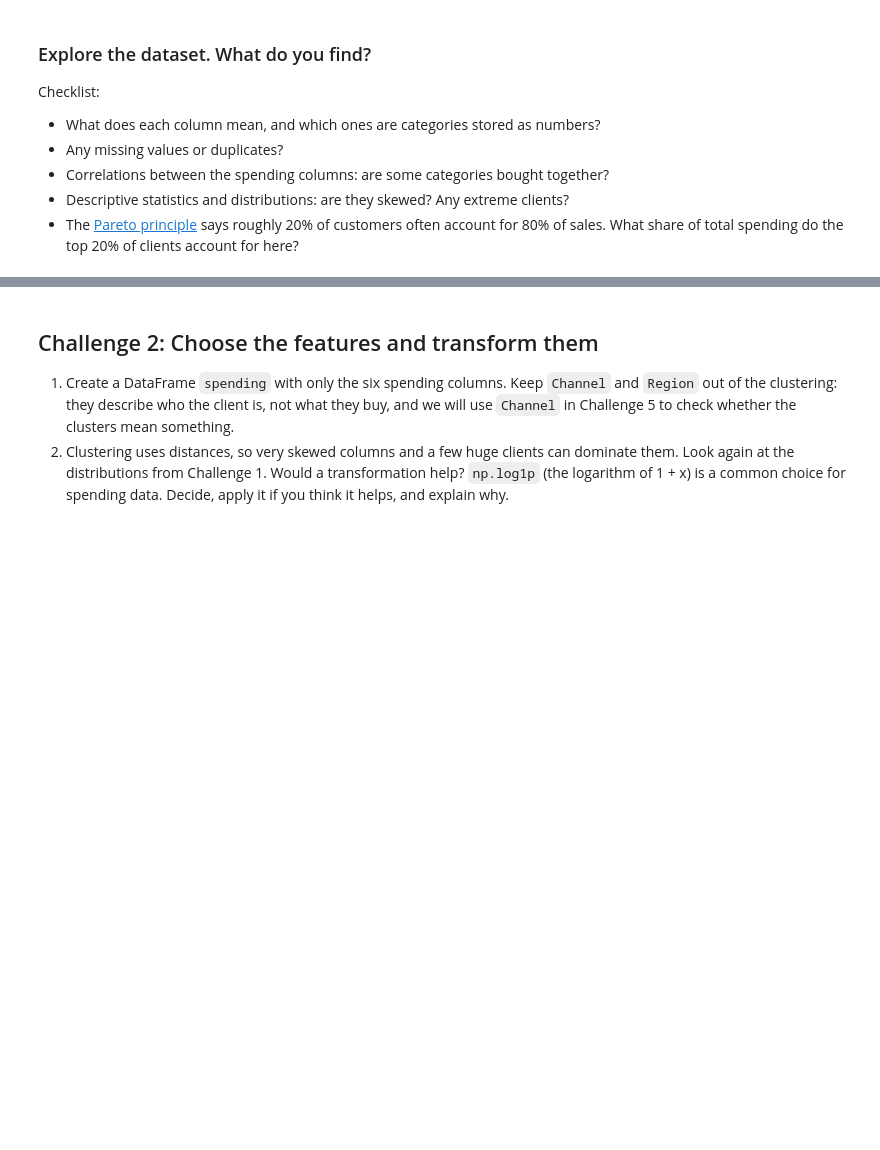
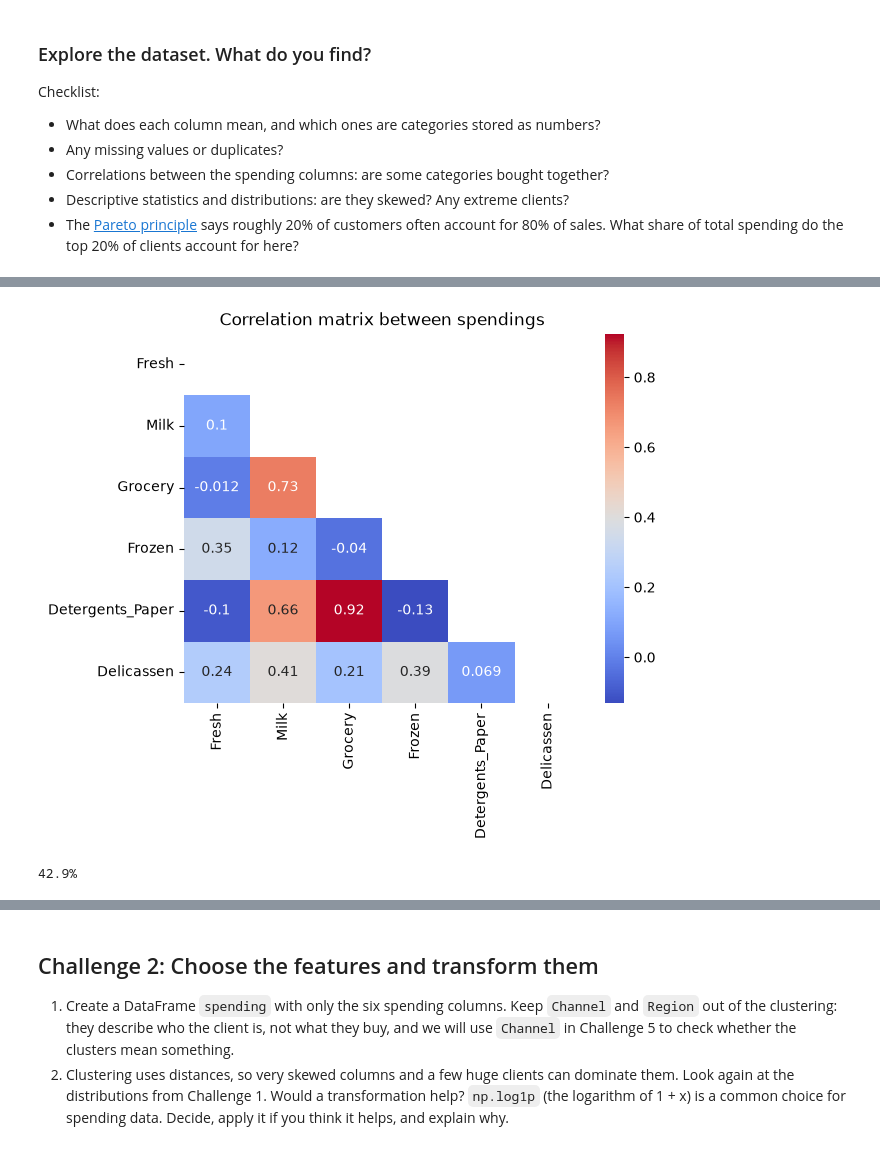
Before and after one commit to ironhack-labs/lab-unsupervised-learning-en, a Jupyter notebook: your-code/main.ipynb, the cells around one changed output, grey strips where cells are left out. Cells and saved outputs as stored; diff of their text form; code cells hidden in the pictures; blank space fills up the shorter version.

```diff
--- a/your-code/main.ipynb
+++ b/your-code/main.ipynb
@@ -39 +99,18 @@ Checklist:
+# %%
+correlation_matrix = spending.corr()
+mask = np.triu(np.ones_like(correlation_matrix, dtype=bool))
+sns.heatmap(correlation_matrix, mask=mask, annot=True, cmap="coolwarm")
+
+plt.title("Correlation matrix between spendings")
+plt.show()
+# %% [output]
+[figure, added]
+# %%
+client_spend = spending.sum(axis=1)
+top_n = int(0.20 * len(client_spend))
+
+share = client_spend.nlargest(top_n).sum() / client_spend.sum()
+print(f"{share:.1%}")  # 42.9%
+# %% [output]
+42.9%
 # %% [markdown]
```
Also changed, not shown: parts of 44 cells of this notebook.
